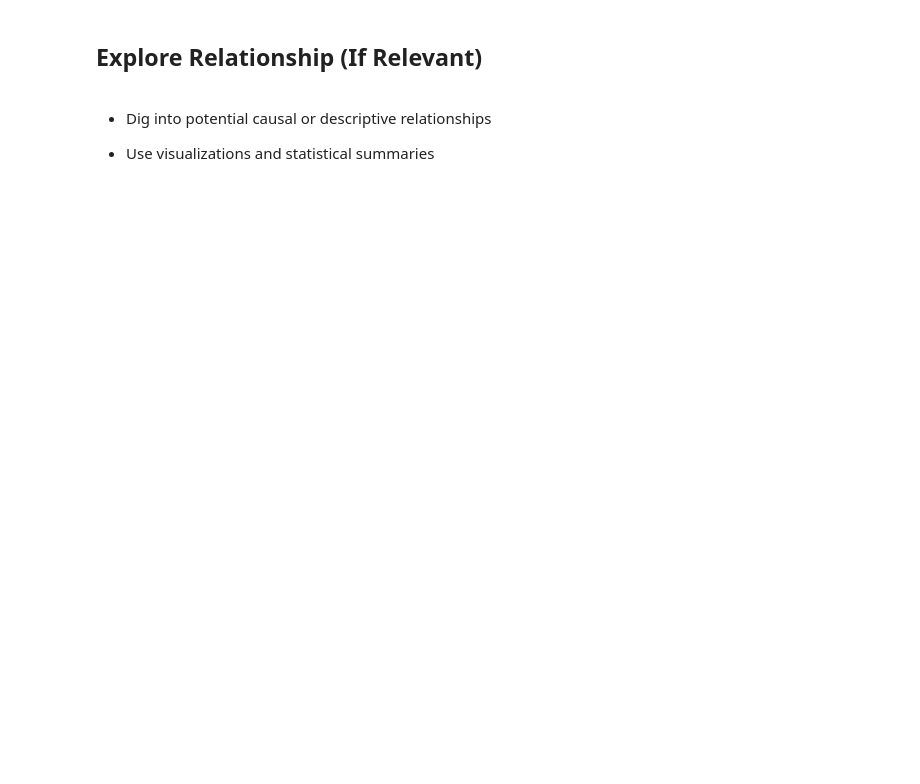
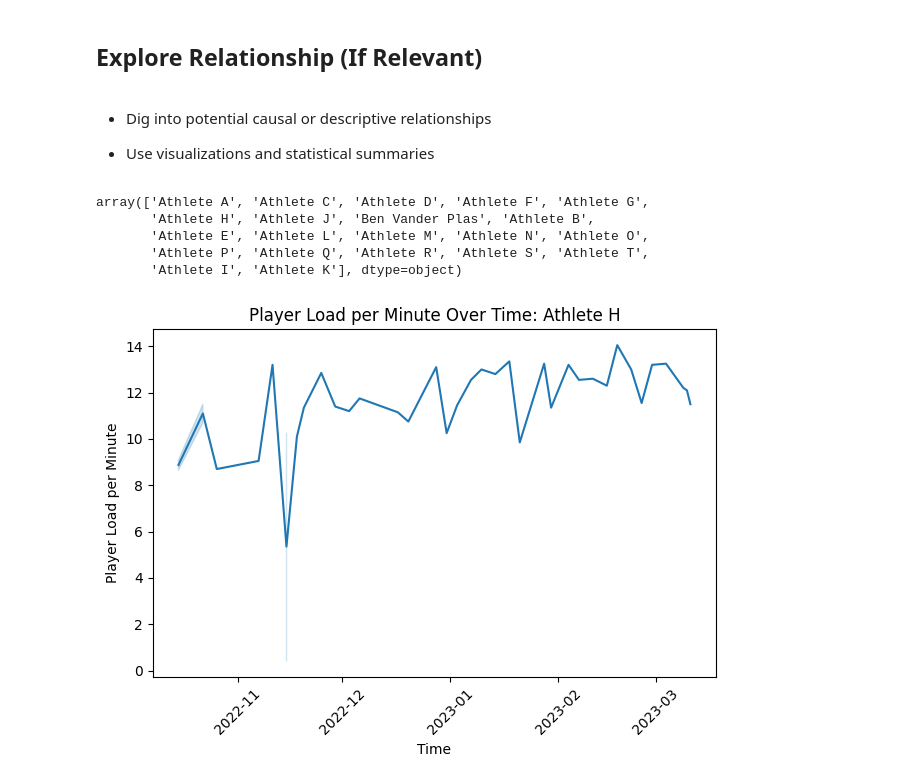
Before and after one commit to mgh2xx/FinalProject, a Jupyter notebook: assignments/EDA.ipynb, the cells around one changed output. Cells and saved outputs as stored; diff of their text form; code cells hidden in the pictures; blank space fills up the shorter version.

```diff
--- a/assignments/EDA.ipynb
+++ b/assignments/EDA.ipynb
@@ -228,3 +245,26 @@ plt.show()
 - Dig into potential causal or descriptive relationships
 
 - Use visualizations and statistical summaries
+# %%
+data['About'].unique()
+# %% [output]
+array(['Athlete A', 'Athlete C', 'Athlete D', 'Athlete F', 'Athlete G',
+       'Athlete H', 'Athlete J', 'Ben Vander Plas', 'Athlete B',
+       'Athlete E', 'Athlete L', 'Athlete M', 'Athlete N', 'Athlete O',
+       'Athlete P', 'Athlete Q', 'Athlete R', 'Athlete S', 'Athlete T',
+       'Athlete I', 'Athlete K'], dtype=object)
+# %%
+player_name = "Athlete H"
+df_player = data[data['About'] == player_name]
+
+df_player = df_player.sort_values('Date')
+
+sns.lineplot(x='Date', y='Player Load Per Minute', data=df_player)
+plt.title(f"Player Load per Minute Over Time: {player_name}")
+plt.xlabel("Time")
+plt.ylabel("Player Load per Minute")
+plt.xticks(rotation=45)
+plt.tight_layout()
+plt.show()
+# %% [output]
+[figure, added]
```
Also changed, not shown: parts of 4 cells of this notebook.
